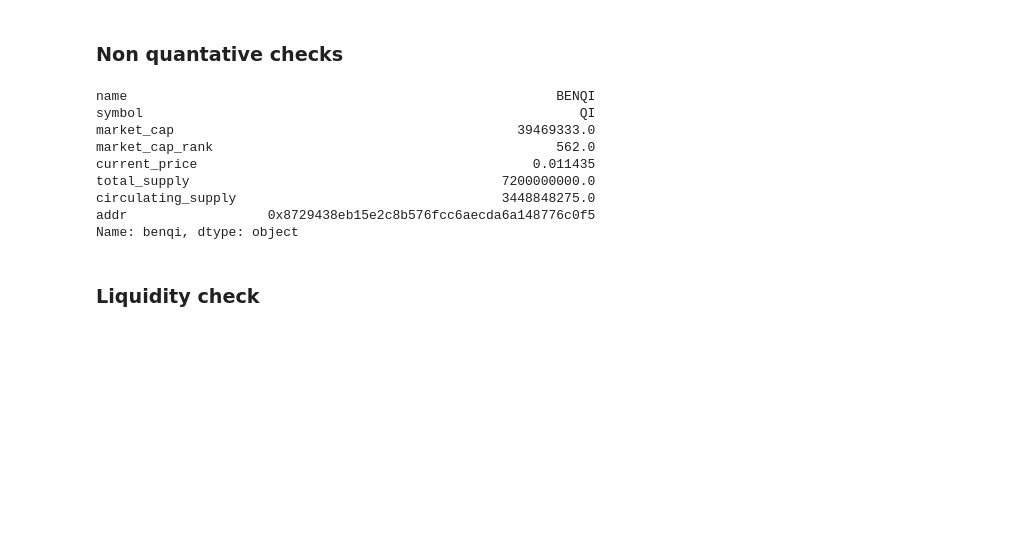
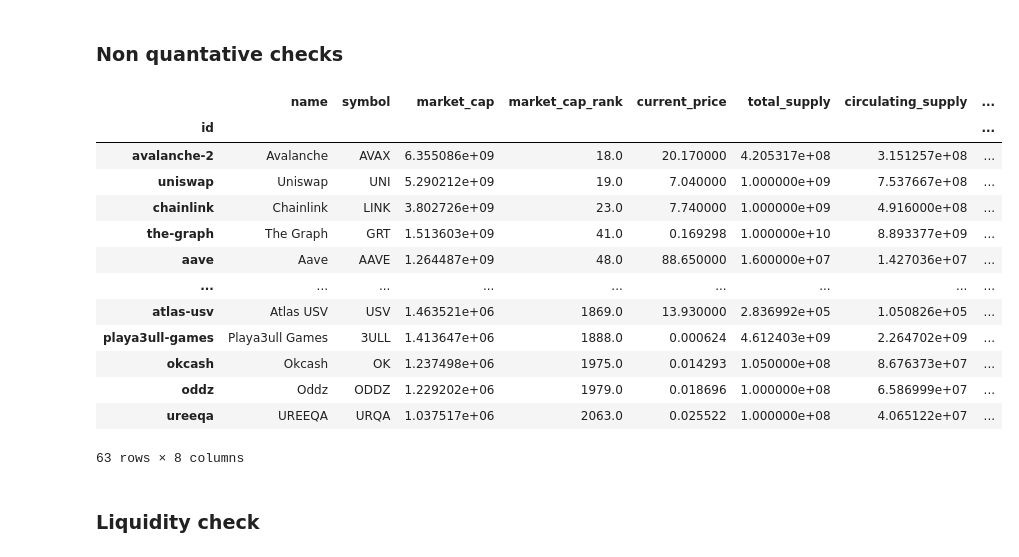
Before and after one commit to Phuture-Finance/rebalancing-data, a Jupyter notebook: CAI/cai_March_2023.ipynb, the cells around one changed output. Cells and saved outputs as stored; diff of their text form; code cells hidden in the pictures; blank space fills up the shorter version.

```diff
--- a/CAI/cai_March_2023.ipynb
+++ b/CAI/cai_March_2023.ipynb
@@ -248,17 +249,22 @@ for token in manual_exclusions:
     exclude_list.append(token['gecko_id'])
 # %%
 passed_q_and_non_q_checks = sp_passed.query('index not in @exclude_list')
-passed_q_and_non_q_checks
+passed_q_and_non_q_checks.drop(passed_q_and_non_q_checks[passed_q_and_non_q_checks['market_cap'] < 1e6].index)
 # %% [output]
+|  | name | symbol | market_cap | market_cap_rank | current_price | total_supply | circulating_supply | ... |
+| id |  |  |  |  |  |  |  | ... |
+| avalanche-2 | Avalanche | AVAX | 6.355086e+09 | 18.0 | 20.170000 | 4.205317e+08 | 3.151257e+08 | ... |
+| uniswap | Uniswap | UNI | 5.290212e+09 | 19.0 | 7.040000 | 1.000000e+09 | 7.537667e+08 | ... |
+| chainlink | Chainlink | LINK | 3.802726e+09 | 23.0 | 7.740000 | 1.000000e+09 | 4.916000e+08 | ... |
+| the-graph | The Graph | GRT | 1.513603e+09 | 41.0 | 0.169298 | 1.000000e+10 | 8.893377e+09 | ... |
+| aave | Aave | AAVE | 1.264487e+09 | 48.0 | 88.650000 | 1.600000e+07 | 1.427036e+07 | ... |
+| ... | ... | ... | ... | ... | ... | ... | ... | ... |
+| atlas-usv | Atlas USV | USV | 1.463521e+06 | 1869.0 | 13.930000 | 2.836992e+05 | 1.050826e+05 | ... |
+| playa3ull-games | Playa3ull Games | 3ULL | 1.413647e+06 | 1888.0 | 0.000624 | 4.612403e+09 | 2.264702e+09 | ... |
+| okcash | Okcash | OK | 1.237498e+06 | 1975.0 | 0.014293 | 1.050000e+08 | 8.676373e+07 | ... |
+| oddz | Oddz | ODDZ | 1.229202e+06 | 1979.0 | 0.018696 | 1.000000e+08 | 6.586999e+07 | ... |
+| ureeqa | UREEQA | URQA | 1.037517e+06 | 2063.0 | 0.025522 | 1.000000e+08 | 4.065122e+07 | ... |
-name                                                       BENQI
-symbol                                                        QI
-market_cap                                            39469333.0
-market_cap_rank                                            562.0
-current_price                                           0.011435
-total_supply                                        7200000000.0
-circulating_supply                                  3448848275.0
-addr                  0x8729438eb15e2c8b576fcc6aecda6a148776c0f5
-Name: benqi, dtype: object
+63 rows × 8 columns
 # %% [markdown]
 ### Liquidity check
 # %% [markdown]
```
Also changed, not shown: parts of 9 cells of this notebook, 1 other file.
